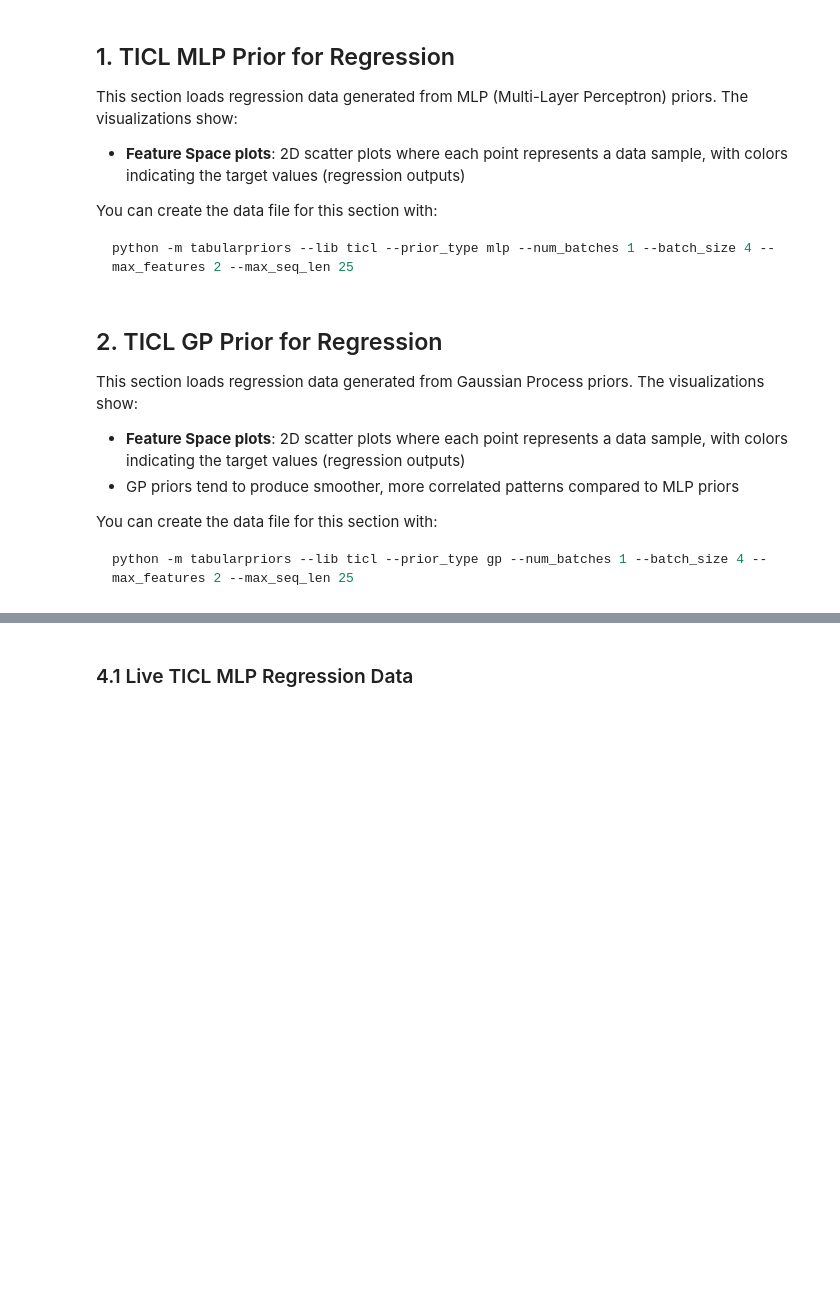
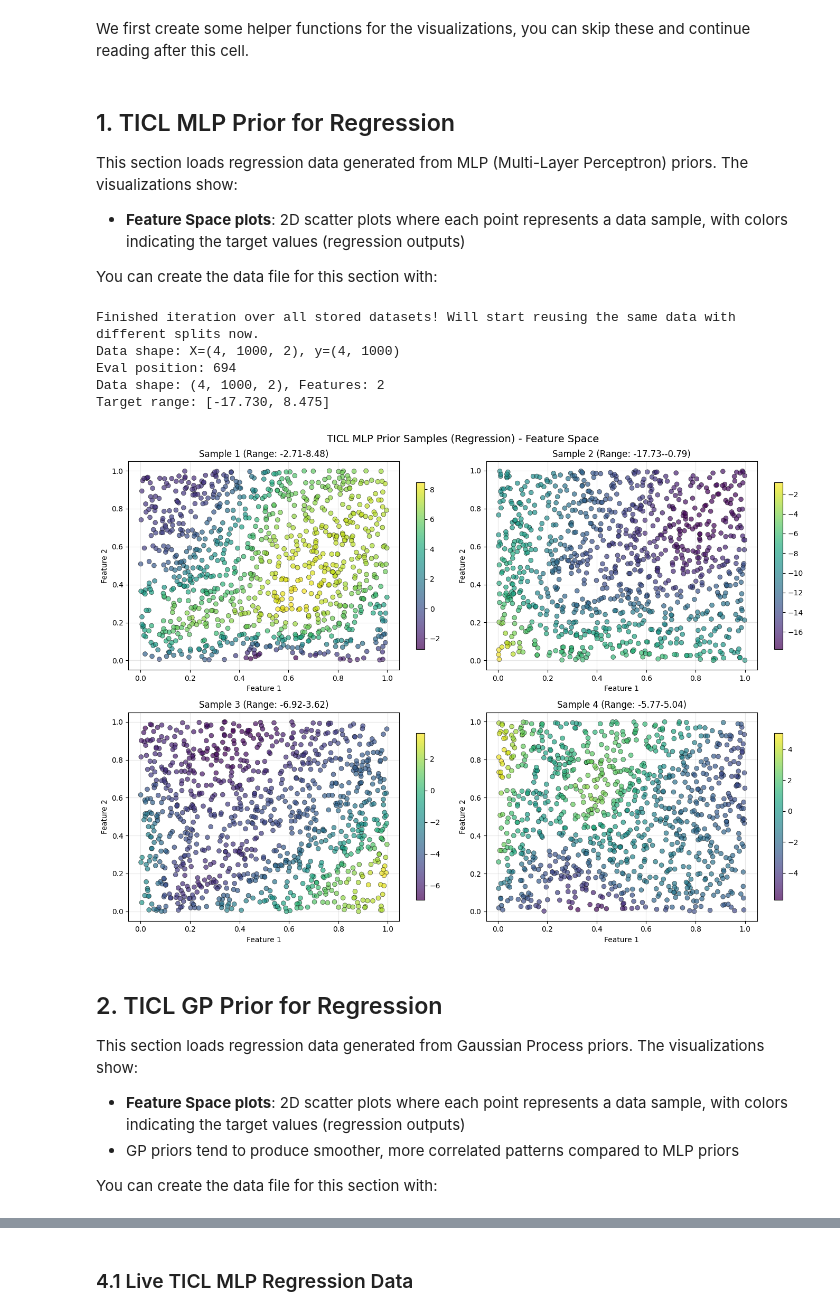
Before and after one commit to automl/tabularpriors, a Jupyter notebook: visualization_demo.ipynb, the cells around one changed output, grey strips where cells are left out. Saved outputs shown, nothing was run; the diff lists cells and outputs as text; code cells hidden in the pictures; blank space fills up the shorter version.

````diff
--- a/visualization_demo.ipynb
+++ b/visualization_demo.ipynb
@@ -14,6 +14,8 @@ This notebook shows how to generate, load, and visualize synthetic tabular data
 
 - Ensure you have the tabularpriors package installed
 - Run the necessary commands to generate the HDF5 data files as shown in each section
+# %% [markdown]
+We first create some helper functions for the visualizations, you can skip these and continue reading after this cell.
 # %%
 import matplotlib.pyplot as plt
 import numpy as np
@@ -156,6 +158,3 @@ This section loads regression data generated from MLP (Multi-Layer Perceptron) p
 - **Feature Space plots**: 2D scatter plots where each point represents a data sample, with colors indicating the target values (regression outputs)
 
 You can create the data file for this section with:
-```bash
-python -m tabularpriors --lib ticl --prior_type mlp --num_batches 1 --batch_size 4 --max_features 2 --max_seq_len 25
-```
@@ -162,14 +163,21 @@ python -m tabularpriors --lib ticl --prior_type mlp --num_batches 1 --batch_size
 # %%
 # Load and visualize TICL MLP prior data
-path_to_dump = "prior_ticl_mlp_1x4_25x2.h5"
+path_to_dump = "prior_ticl_mlp_1x4_1000x2.h5"
 
 X_all, y_all, batch = load_and_print_info(path_to_dump)
 
 plot_regression_samples(
     X_data=X_all,
     y_data=y_all,
     title="TICL MLP Prior Samples (Regression)"
 )
+# %% [output]
+Finished iteration over all stored datasets! Will start reusing the same data with different splits now.
+Data shape: X=(4, 1000, 2), y=(4, 1000)
+Eval position: 694
+Data shape: (4, 1000, 2), Features: 2
+Target range: [-17.730, 8.475]
+[figure, added]
 # %% [markdown]
 ## 2. TICL GP Prior for Regression
 
@@ -178,6 +186,3 @@ This section loads regression data generated from Gaussian Process priors. The v
 - GP priors tend to produce smoother, more correlated patterns compared to MLP priors
 
 You can create the data file for this section with:
-```bash
-python -m tabularpriors --lib ticl --prior_type gp --num_batches 1 --batch_size 4 --max_features 2 --max_seq_len 25
-```
````
Also changed, not shown: parts of 11 cells of this notebook, 3 other files.
